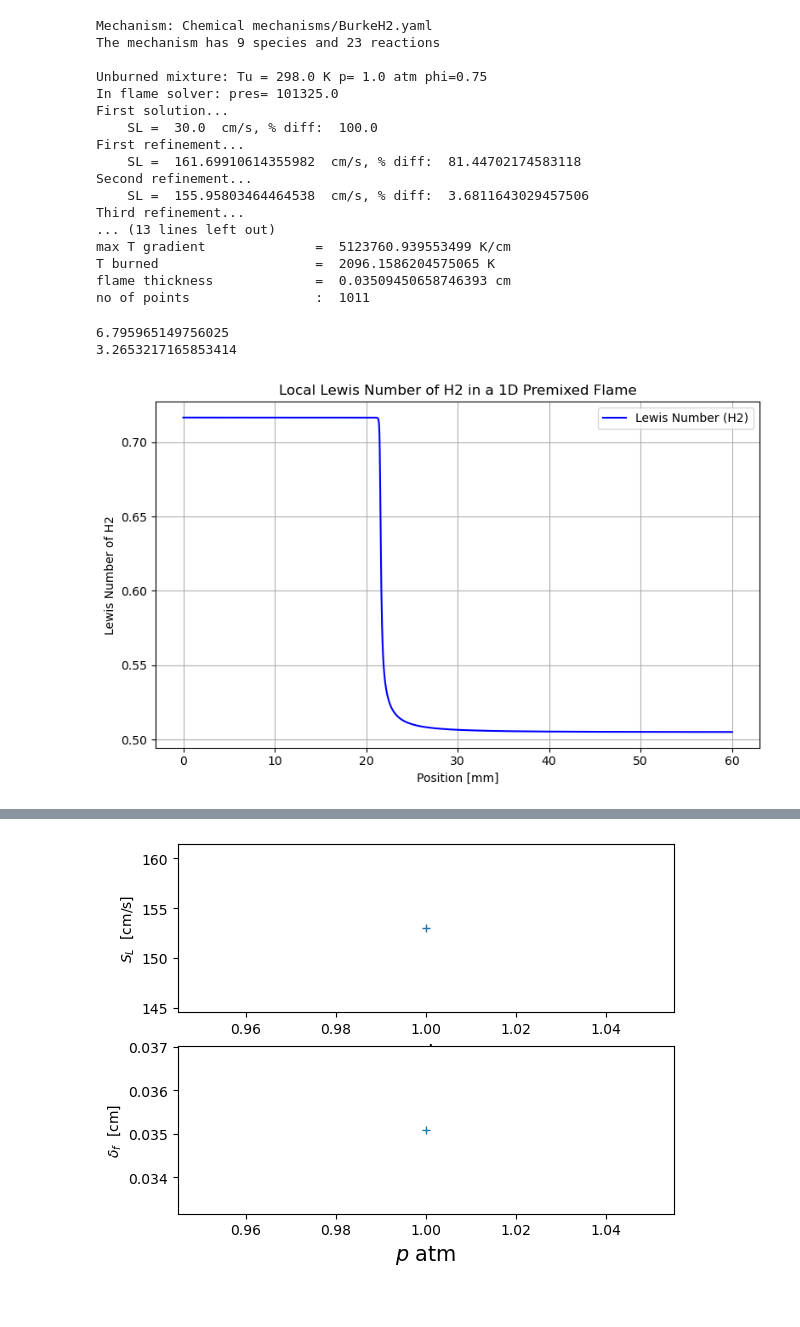
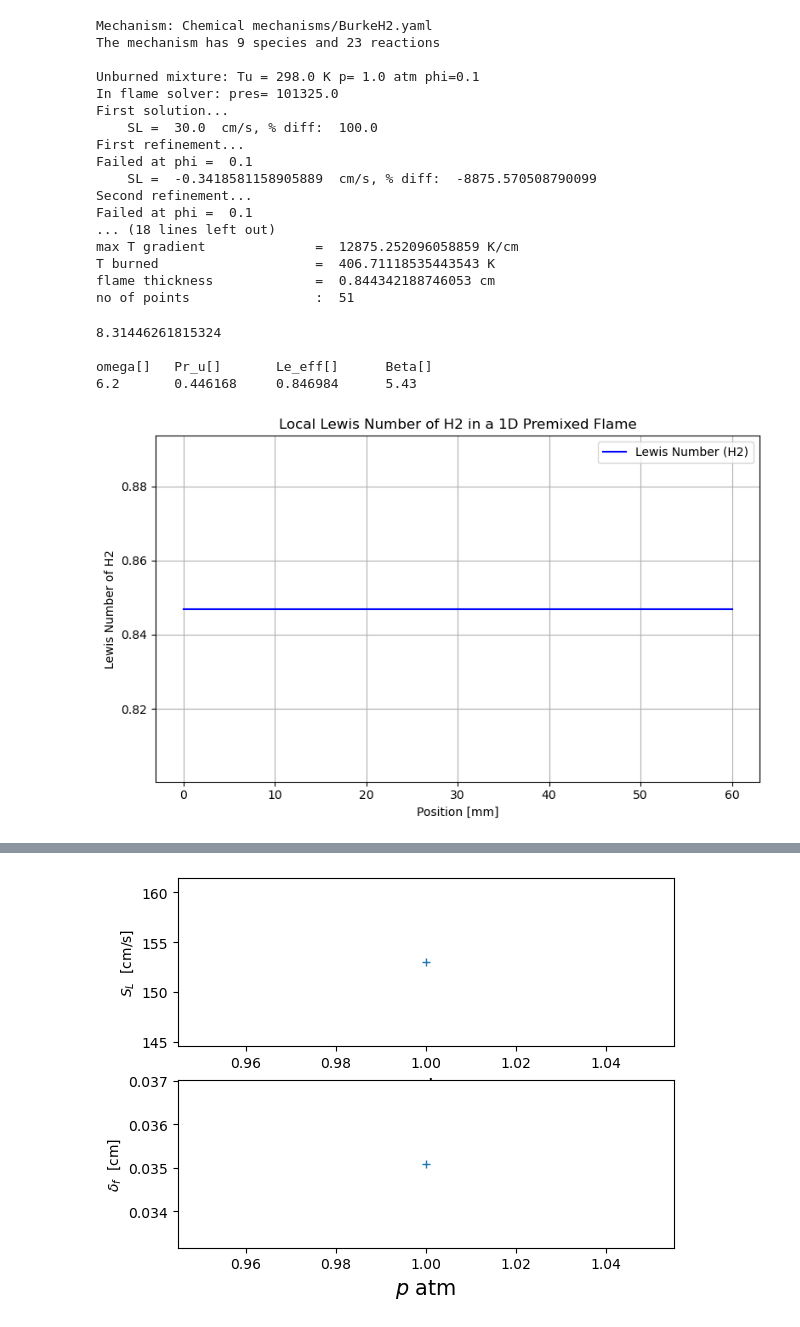
Before and after one commit to Florian808/Inward-flame-post-process, a Jupyter notebook: Local/lamFlame_new_H2_CDR_pres.ipynb, the cells around one changed output, grey strips where cells are left out. Cells and saved outputs as stored; diff of their text form; code cells hidden in the pictures.

```diff
--- a/Local/lamFlame_new_H2_CDR_pres.ipynb
+++ b/Local/lamFlame_new_H2_CDR_pres.ipynb
@@ -354,7 +354,7 @@ initial_grid = np.linspace(0.0, L, 51)
 fuel = 'H2'
 mixture = 'H2:1.0, H2O:0.0, N2:0.0'
 
-phi = 0.75
+phi = 0.10
 T0  = 298.0   # [K]
 
 #pres_list = np.arange(1.0, 20.0, 1)
@@ -505,65 +505,82 @@ for pr in pres_list:
 Mechanism: Chemical mechanisms/BurkeH2.yaml
 The mechanism has 9 species and 23 reactions
 
-Unburned mixture: Tu = 298.0 K p= 1.0 atm phi=0.75
+Unburned mixture: Tu = 298.0 K p= 1.0 atm phi=0.1
 In flame solver: pres= 101325.0
 First solution...
     SL =  30.0  cm/s, % diff:  100.0
 First refinement...
-    SL =  161.69910614355982  cm/s, % diff:  81.44702174583118
+Failed at phi =  0.1
+    SL =  -0.3418581158905889  cm/s, % diff:  -8875.570508790099
 Second refinement...
-    SL =  155.95803464464538  cm/s, % diff:  3.6811643029457506
-Third refinement...
-... (13 lines left out)
-max T gradient              =  5123760.939553499 K/cm
-T burned                    =  2096.1586204575065 K
-flame thickness             =  0.03509450658746393 cm
-no of points                :  1011
+Failed at phi =  0.1
+... (18 lines left out)
+max T gradient              =  12875.252096058859 K/cm
+T burned                    =  406.71118535443543 K
+flame thickness             =  0.844342188746053 cm
+no of points                :  51
 # %%
 z = flame.grid
-T = flame.T
-rho = flame.density
-cp = flame.cp_mass
-k = flame.thermal_conductivity
+T               = flame.T
+T_u, T_b        = T[[0, -1]]
+rho_arr         = flame.density
+rho_u,  rho_b   = rho_arr[[0, -1]]
+eta_u,  eta_b   = flame.viscosity[[0, -1]]
+cp_arr          = flame.cp_mass
+cp_u,   cp_b    = cp_arr[[0, -1]]
+lam_arr         = flame.thermal_conductivity
+lam_u,  lam_b   = lam_arr[[0, -1]]
+
+
 D_H2 = flame.mix_diff_coeffs[gas.species_index('H2')]
 D_O2 = flame.mix_diff_coeffs[gas.species_index('O2')]
 
-T_u = T[0]
-T_b = T[-1]
-E_a = 138072 # J/mol
+T_a = 13272.60
+E_a = 29.5 * 4185 # J/mol
 R_bar = ct.gas_constant / 1000  # [J/mol/K]
+print(R_bar)
 # Calculation of weighting factor
-Zeld_num  = (E_a / (R_bar * T_b**2)) * (T_b - T_u)
-print(Zeld_num)
+#Zeld_num  = (E_a / (R_bar T_b**2)) * (T_b - T_u)
+Zeld_num  = (T_a / (T_b**2)) * (T_b - T_u)
+
 if phi < 1:
     alpha = 1 + Zeld_num * (1 / phi - 1)
 else:
     alpha = 1 + Zeld_num * (phi - 1)
 
-print(alpha)
+
 # Compute Lewis number of fuel and oxidizer across the flame
-Le_H2 = k / (rho * cp * D_H2)
-Le_O2 = k / (rho * cp * D_O2)
+Le_H2 = lam_arr / (rho_arr * cp_arr * D_H2)
+Le_O2 = lam_arr / (rho_arr * cp_arr * D_O2)
+Le_H2 = np.full(len(Le_H2),0.33)
+Le_O2 = np.full(len(Le_O2),2.3)
 
 # Compute effective Lewis number
 if phi < 1:
     Le_eff = (Le_O2 + alpha * Le_H2) / (1 + alpha)
 else:
     Le_eff = (alpha * Le_O2 + Le_H2) / (1 + alpha)
+
+omega = rho_u / rho_b
+Pr_u = eta_u * rho_u * cp_u / lam_u
+print("\nomega[]   Pr_u[]       Le_eff[]      Beta[]")
+print("%.1f       %.6f     %.6f      %.2f" % (omega, Pr_u, Le_eff[0], Zeld_num))
 
 # Plot
 plt.figure(figsize=(8, 5))
 plt.plot(z * 1000, Le_eff, label='Lewis Number (H2)', color='blue')
 plt.xlabel('Position [mm]')
 plt.ylabel('Lewis Number of H2')
 plt.title('Local Lewis Number of H2 in a 1D Premixed Flame')
 plt.grid(True)
 plt.legend()
 plt.tight_layout()
 plt.show()
 # %% [output]
-6.795965149756025
-3.2653217165853414
+8.31446261815324
+
+omega[]   Pr_u[]       Le_eff[]      Beta[]
+6.2       0.446168     0.846984      5.43
-[figure, old version]
+[figure, new version]
 # %%
 #plt.plot(flame.flame.grid,flame.Y[0,:]); plt.show()
```
Also changed, not shown: parts of 10 cells of this notebook, 6 other files.
